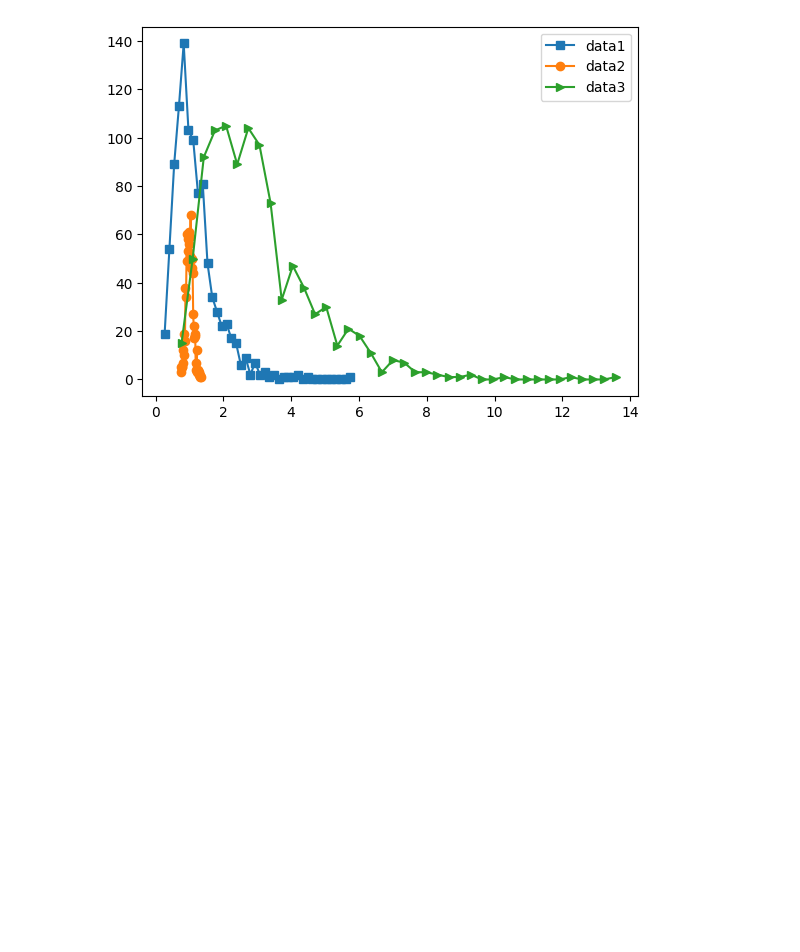
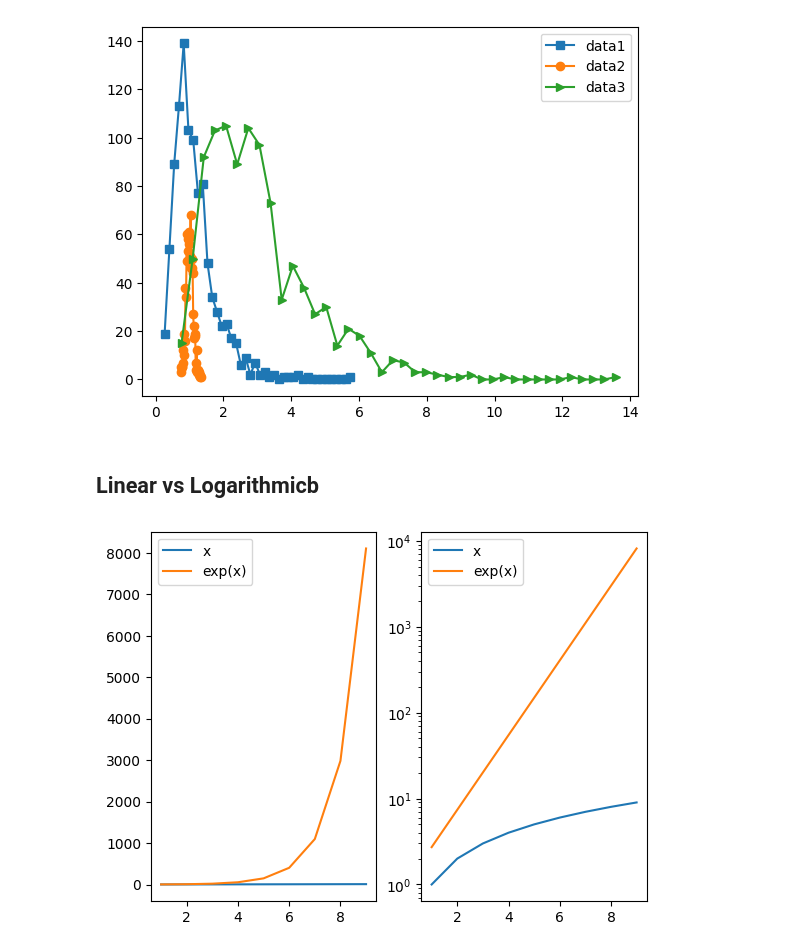
Before and after one commit to elspinn/udemy_mastering_stats_and_ml, a Jupyter notebook: notebooks/line_plots.ipynb, the cells around one changed output. Cells and saved outputs as stored; diff of their text form; code cells hidden in the pictures; blank space fills up the shorter version.

Commit message:
line plot unsupervised learning

```diff
--- a/notebooks/line_plots.ipynb
+++ b/notebooks/line_plots.ipynb
@@ -35,3 +35,24 @@ plt.legend()
 plt.show()
 # %% [output]
 [figure]
+# %% [markdown]
+## Linear vs Logarithmicb
+# %%
+x = range(1, 10)
+# %%
+fig, axs = plt.subplot_mosaic([['linear', 'logarithmic']])
+
+ax = axs['linear']
+ax.plot(x, x, label='x')
+ax.plot(x, np.exp(x), label='exp(x)')
+ax.legend()
+
+ax= axs['logarithmic']
+ax.set_yscale('log')
+ax.plot(x, x, label='x')
+ax.plot(x, np.exp(x), label='exp(x)')
+ax.legend()
+
+fig.show()
+# %% [output]
+[figure, added]
```
